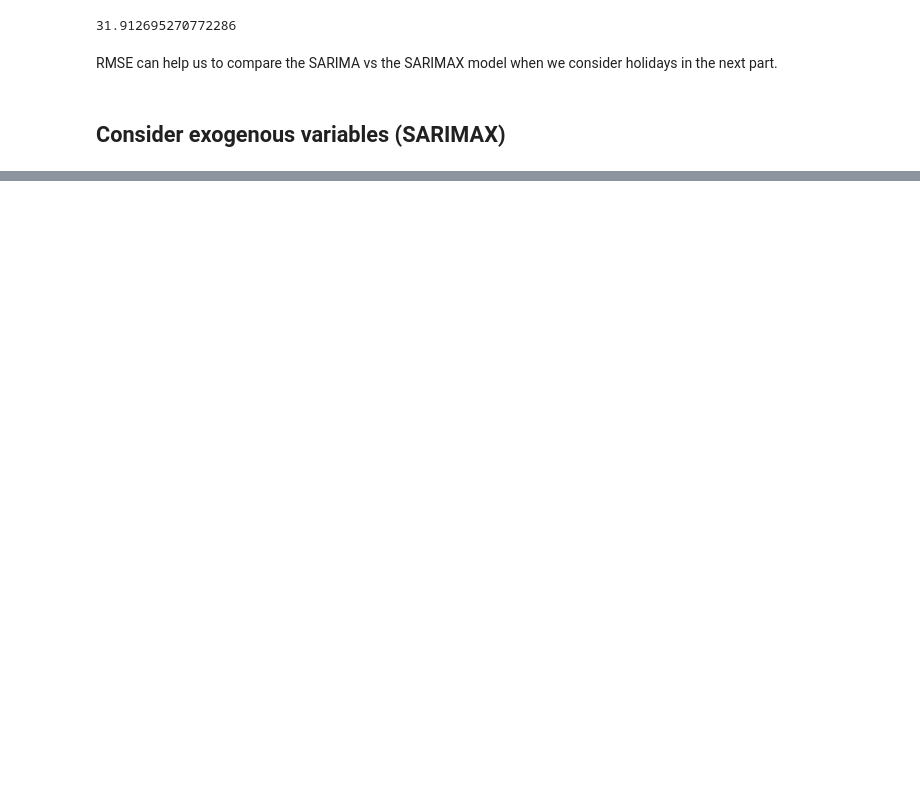
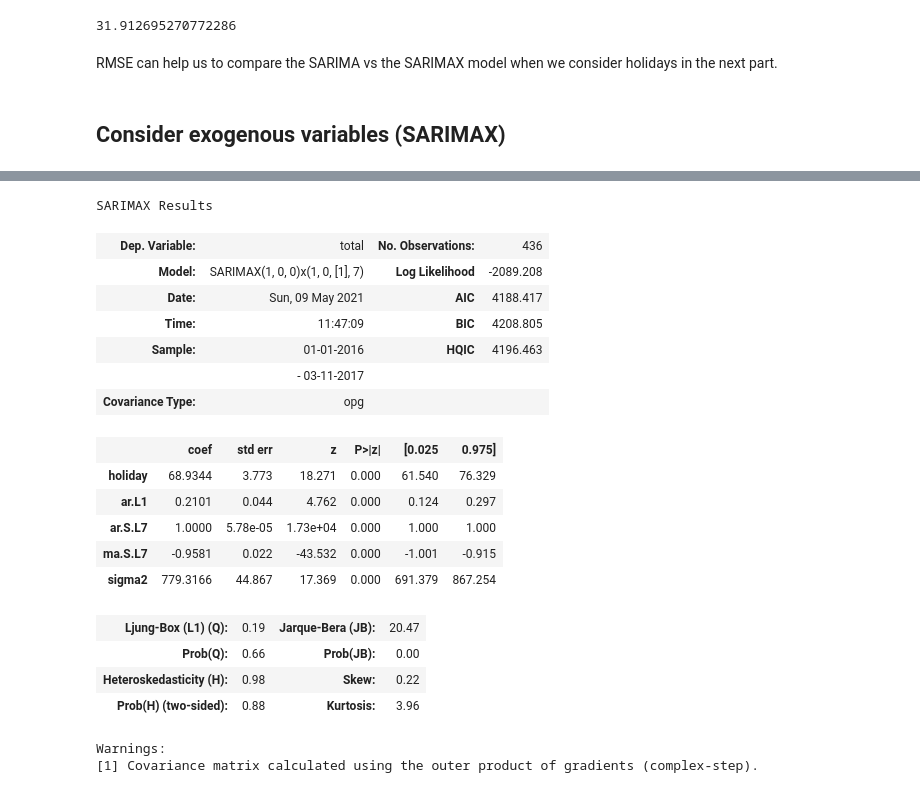
Before and after one commit to kromerh/coincaster, a Jupyter notebook: 04.Analysis/09 SARIMAX.ipynb, the cells around one changed output, grey strips where cells are left out. Cells and saved outputs as stored; diff of their text form; code cells hidden in the pictures; blank space fills up the shorter version.

```diff
--- a/04.Analysis/09 SARIMAX.ipynb
+++ b/04.Analysis/09 SARIMAX.ipynb
@@ -268,0 +297,27 @@ RMSE can help us to compare the SARIMA vs the SARIMAX model when we consider hol
+# %%
+model = SARIMAX(train['total'], exog=train[['holiday']], order=(1,0,0), seasonal_order=(1,0,1,7), enforce_invertibility=False)
+# %%
+result3 = model.fit()
+
+result3.summary()
+# %% [output]
+SARIMAX Results
+| Dep. Variable: | total | No. Observations: | 436 |
+| Model: | SARIMAX(1, 0, 0)x(1, 0, [1], 7) | Log Likelihood | -2089.208 |
+| Date: | Sun, 09 May 2021 | AIC | 4188.417 |
+| Time: | 11:47:09 | BIC | 4208.805 |
+| Sample: | 01-01-2016 | HQIC | 4196.463 |
+|  | - 03-11-2017 |  |  |
+| Covariance Type: | opg |  |  |
+|  | coef | std err | z | P>|z| | [0.025 | 0.975] |
+| holiday | 68.9344 | 3.773 | 18.271 | 0.000 | 61.540 | 76.329 |
+| ar.L1 | 0.2101 | 0.044 | 4.762 | 0.000 | 0.124 | 0.297 |
+| ar.S.L7 | 1.0000 | 5.78e-05 | 1.73e+04 | 0.000 | 1.000 | 1.000 |
+| ma.S.L7 | -0.9581 | 0.022 | -43.532 | 0.000 | -1.001 | -0.915 |
+| sigma2 | 779.3166 | 44.867 | 17.369 | 0.000 | 691.379 | 867.254 |
+| Ljung-Box (L1) (Q): | 0.19 | Jarque-Bera (JB): | 20.47 |
+| Prob(Q): | 0.66 | Prob(JB): | 0.00 |
+| Heteroskedasticity (H): | 0.98 | Skew: | 0.22 |
+| Prob(H) (two-sided): | 0.88 | Kurtosis: | 3.96 |
+Warnings:
+[1] Covariance matrix calculated using the outer product of gradients (complex-step).
```
Also changed, not shown: parts of 17 cells of this notebook, 1 other file.
